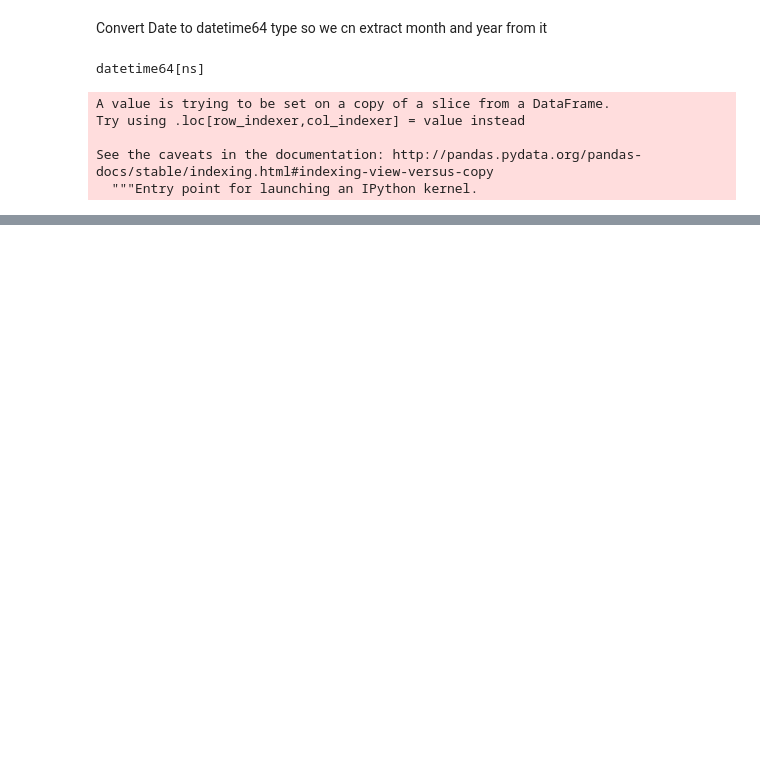
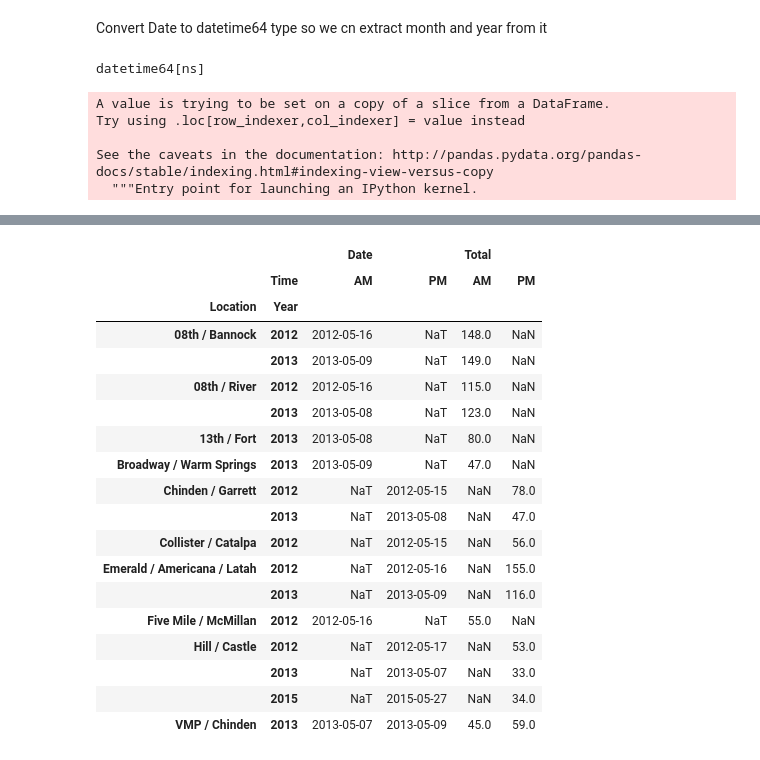
Before and after one commit to mikestefancic/TVCA, a Jupyter notebook: 04-tvca-infra.ipynb, the cells around one changed output, grey strips where cells are left out. Cells and saved outputs as stored; diff of their text form; code cells hidden in the pictures; blank space fills up the shorter version.

```diff
--- a/04-tvca-infra.ipynb
+++ b/04-tvca-infra.ipynb
@@ -202,0 +312,22 @@ top10[top10['Location'] == "08th / Bannock"]
+# %%
+top10.set_index(['Location','Year','Time']).unstack()
+# %% [output]
+|  |  | Date |  | Total |  |
+|  | Time | AM | PM | AM | PM |
+| Location | Year |  |  |  |  |
+| 08th / Bannock | 2012 | 2012-05-16 | NaT | 148.0 | NaN |
+|  | 2013 | 2013-05-09 | NaT | 149.0 | NaN |
+| 08th / River | 2012 | 2012-05-16 | NaT | 115.0 | NaN |
+|  | 2013 | 2013-05-08 | NaT | 123.0 | NaN |
+| 13th / Fort | 2013 | 2013-05-08 | NaT | 80.0 | NaN |
+| Broadway / Warm Springs | 2013 | 2013-05-09 | NaT | 47.0 | NaN |
+| Chinden / Garrett | 2012 | NaT | 2012-05-15 | NaN | 78.0 |
+|  | 2013 | NaT | 2013-05-08 | NaN | 47.0 |
+| Collister / Catalpa | 2012 | NaT | 2012-05-15 | NaN | 56.0 |
+| Emerald / Americana / Latah | 2012 | NaT | 2012-05-16 | NaN | 155.0 |
+|  | 2013 | NaT | 2013-05-09 | NaN | 116.0 |
+| Five Mile / McMillan | 2012 | 2012-05-16 | NaT | 55.0 | NaN |
+| Hill / Castle | 2012 | NaT | 2012-05-17 | NaN | 53.0 |
+|  | 2013 | NaT | 2013-05-07 | NaN | 33.0 |
+|  | 2015 | NaT | 2015-05-27 | NaN | 34.0 |
+| VMP / Chinden | 2013 | 2013-05-07 | 2013-05-09 | 45.0 | 59.0 |
```
Also changed, not shown: parts of 23 cells of this notebook.
